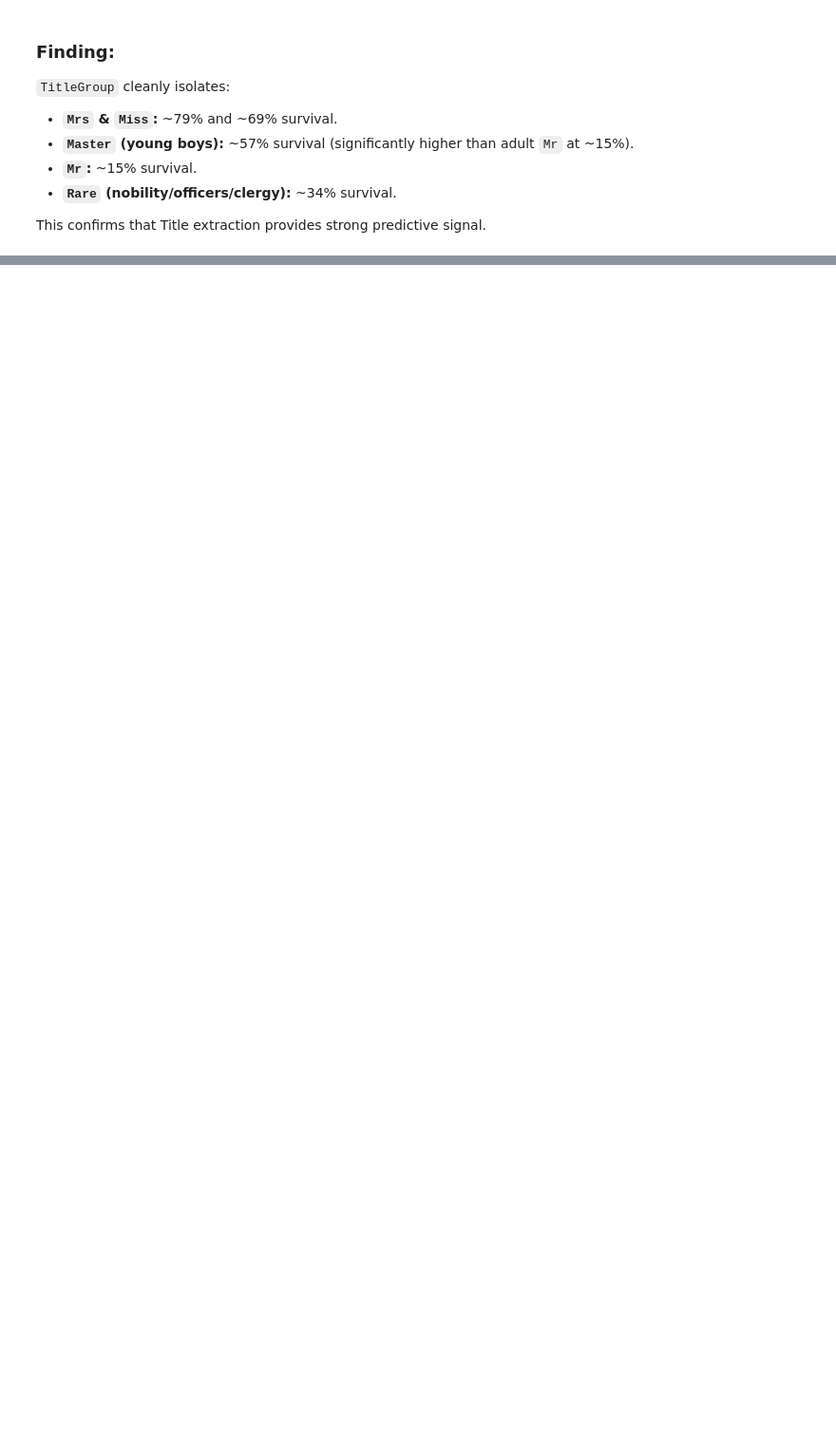
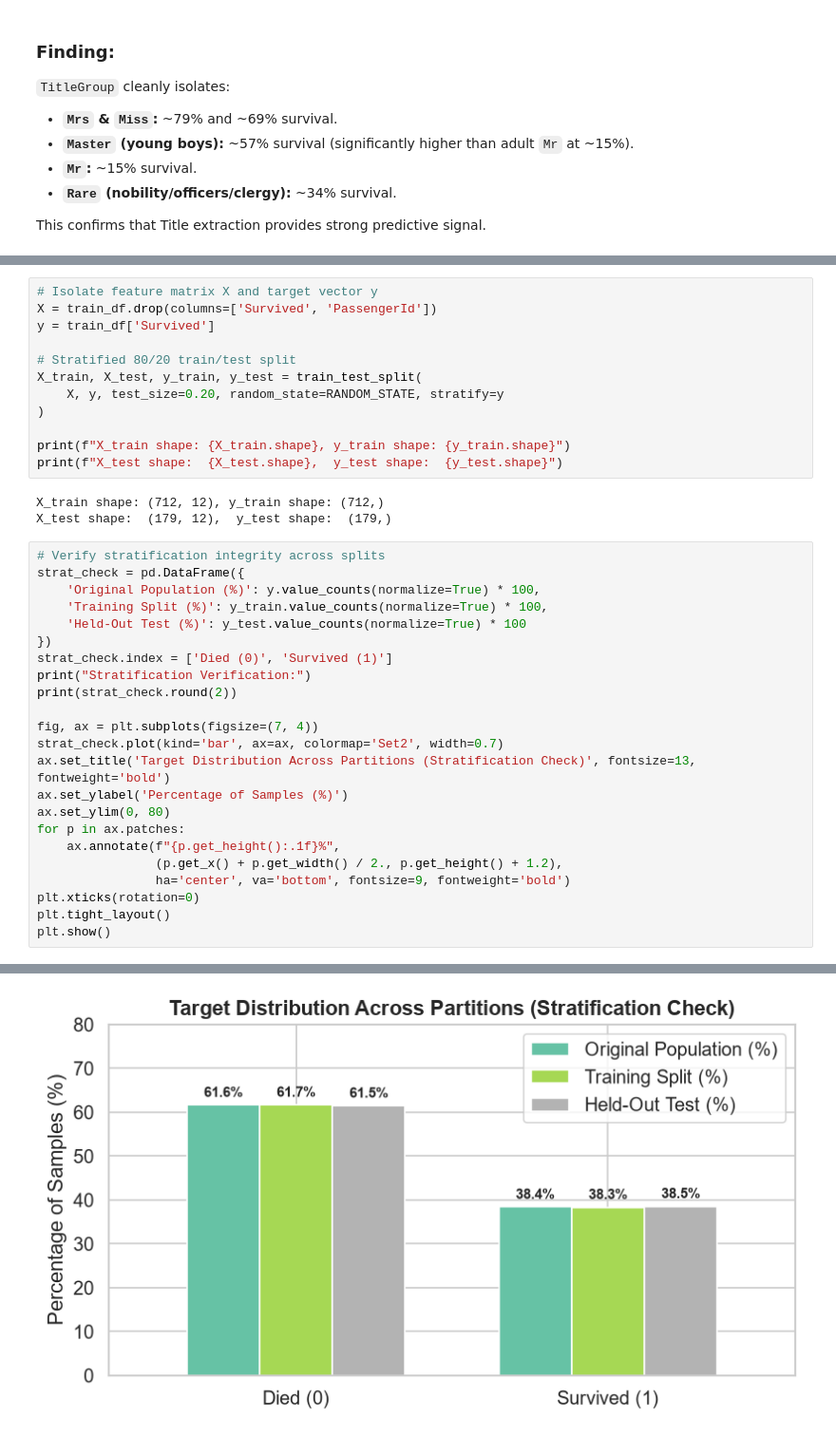
Before and after one commit to bryanmsh/titanic-survival-classifier, a Jupyter notebook: titanic_pipeline.ipynb, the cells around one changed output, grey strips where cells are left out. Shown at 95% size. Drawn from its saved outputs; the diff is of its cells as text; blank space fills up the shorter version.

Commit message:
Add stratified data split and custom preprocessing transformers

```diff
--- a/titanic_pipeline.ipynb
+++ b/titanic_pipeline.ipynb
@@ -381,0 +383,39 @@ This confirms that Title extraction provides strong predictive signal.
+# %%
+# Isolate feature matrix X and target vector y
+X = train_df.drop(columns=['Survived', 'PassengerId'])
+y = train_df['Survived']
+
+# Stratified 80/20 train/test split
+X_train, X_test, y_train, y_test = train_test_split(
+    X, y, test_size=0.20, random_state=RANDOM_STATE, stratify=y
+)
+
+print(f"X_train shape: {X_train.shape}, y_train shape: {y_train.shape}")
+print(f"X_test shape:  {X_test.shape},  y_test shape:  {y_test.shape}")
+# %% [output]
+X_train shape: (712, 12), y_train shape: (712,)
+X_test shape:  (179, 12),  y_test shape:  (179,)
+# %%
+# Verify stratification integrity across splits
+strat_check = pd.DataFrame({
+    'Original Population (%)': y.value_counts(normalize=True) * 100,
+    'Training Split (%)': y_train.value_counts(normalize=True) * 100,
+    'Held-Out Test (%)': y_test.value_counts(normalize=True) * 100
+})
+strat_check.index = ['Died (0)', 'Survived (1)']
+print("Stratification Verification:")
+print(strat_check.round(2))
+
+fig, ax = plt.subplots(figsize=(7, 4))
+strat_check.plot(kind='bar', ax=ax, colormap='Set2', width=0.7)
+ax.set_title('Target Distribution Across Partitions (Stratification Check)', fontsize=13, fontweight='bold')
+ax.set_ylabel('Percentage of Samples (%)')
+ax.set_ylim(0, 80)
+for p in ax.patches:
+    ax.annotate(f"{p.get_height():.1f}%",
+                (p.get_x() + p.get_width() / 2., p.get_height() + 1.2),
+                ha='center', va='bottom', fontsize=9, fontweight='bold')
+plt.xticks(rotation=0)
+plt.tight_layout()
+plt.show()
+# %% [output]
@@ -381,0 +426 @@ This confirms that Title extraction provides strong predictive signal.
+[figure, added]
```
Also changed, not shown: parts of 10 cells of this notebook, 5 other files.
